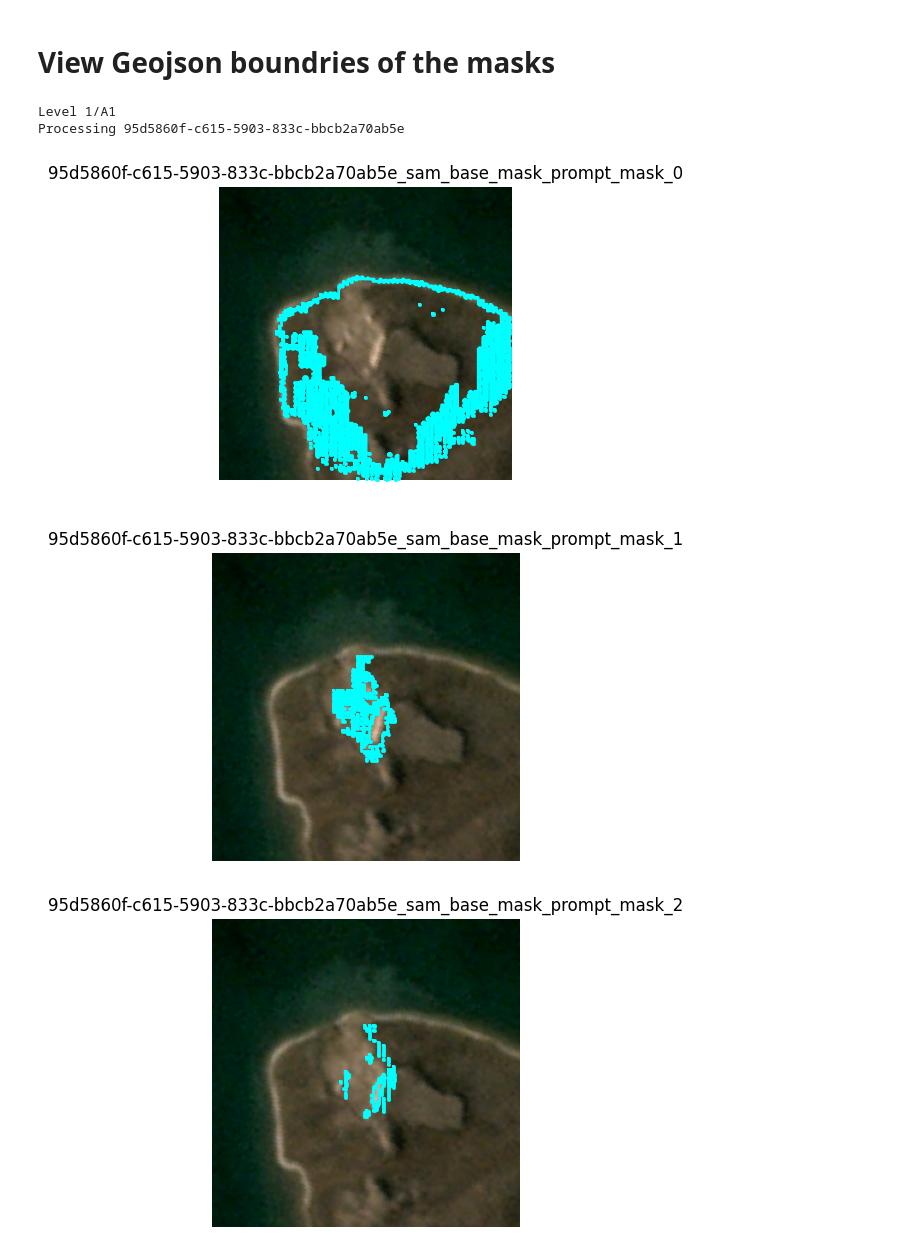
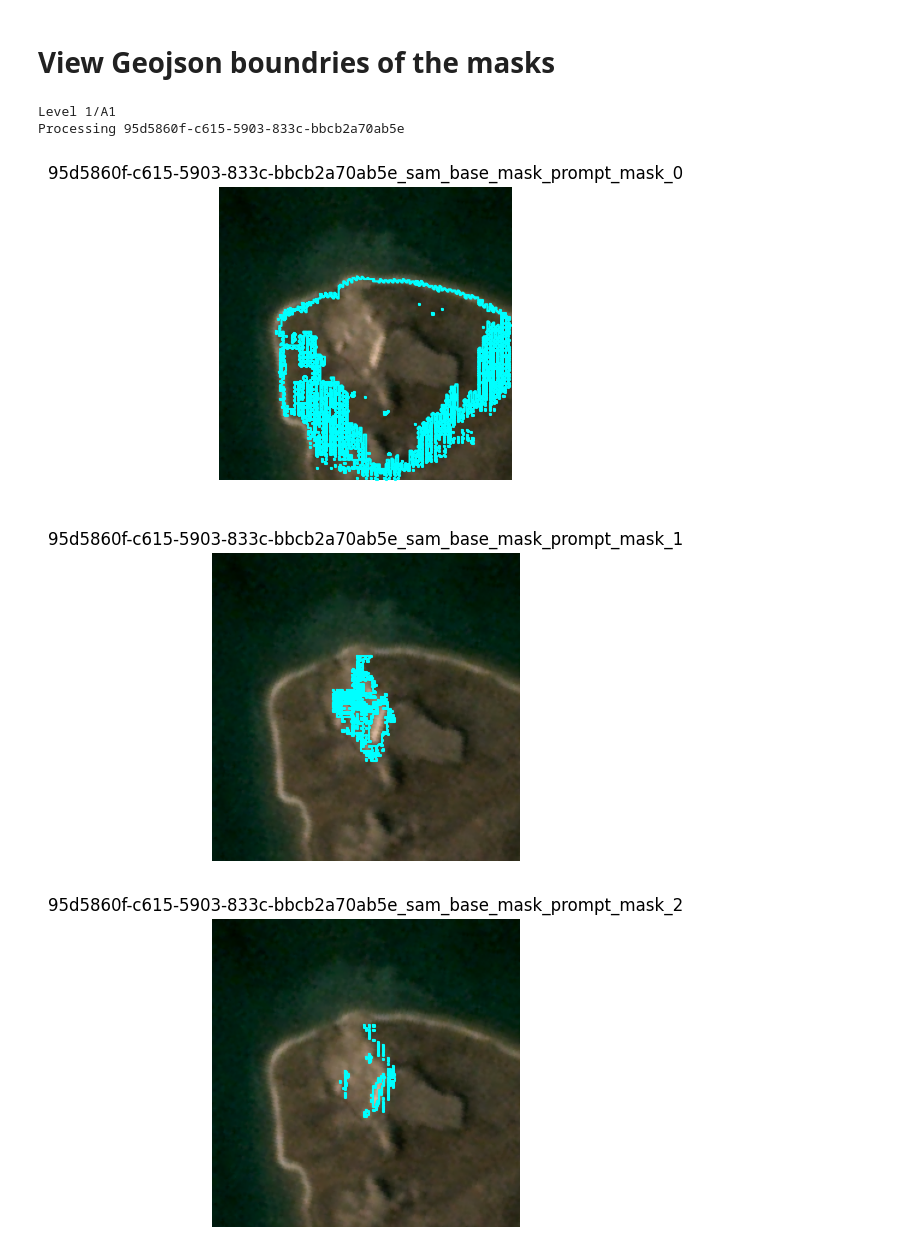
Before and after one commit to whrc/img-label-correction-SAM, a Jupyter notebook: src/util_display.ipynb, the cells around one changed output. Drawn from its saved outputs; the diff is of its cells as text; code cells hidden in the pictures.

```diff
--- a/src/util_display.ipynb
+++ b/src/util_display.ipynb
@@ -22,0 +36,35 @@ KeyboardInterrupt:
+# %%
+brightness_factor = 1.5
+
+data_folder_path = '/content/drive/MyDrive/img-label-correction-SAM/data/raw/'
+
+level_list=['1','2','3']
+complexity_list=['A','B','C']
+
+for level in level_list:
+  for complexity in complexity_list:
+    level_path='Level '+level+'/'+complexity+level
+    tif_path=data_folder_path+level_path
+    tif_list= [f[:-4] for f in os.listdir(tif_path) if f.endswith('.tif')]
+    for uid in  tif_list:
+      #if uid in valid_uid:
+        target_uid=uid
+        geotiff_path = tif_path+'/'+uid+'.tif'
+        base_tiff =uid+'.tif'
+
+        with rasterio.open(geotiff_path) as geotiff_reader:
+          allbands_array = geotiff_reader.read()
+        tiff_image = np.transpose(allbands_array, (1, 2, 0))
+        tiff_image_uint8 = tiff_image.astype(np.uint8)
+        tiff_image_rgb=tiff_image_uint8[:, :, :3]
+
+        tiff_image_rgb_norm = tiff_image_rgb / 255.0
+        tiff_image_rgb_bright = np.clip(tiff_image_rgb_norm * brightness_factor, 0, 1)
+        tiff_image_rgb_bright_uint8 = (tiff_image_rgb_bright * 255).astype(np.uint8)
+
+        print(uid)
+        plt.figure(figsize=(4, 4))
+        plt.imshow(tiff_image_rgb_bright_uint8)
+        #plt.title(uid)
+        plt.axis('off')
+        plt.show()
@@ -147,13 +258,13 @@ Output hidden; open in https://colab.research.google.com to view.
 # %% [markdown]
 # View Geojson boundries of the masks
 # %%
-
 valid_uid_list=['95d5860f-c615-5903-833c-bbcb2a70ab5e']#,'695c921c-0b42-5e3b-a88a-23924816bc08']
 
 data_folder_path = '/content/drive/MyDrive/img-label-correction-SAM/data/raw/'
 metadata_folder_path = '/content/drive/MyDrive/img-label-correction-SAM/output/metadata/'
+manifest_path = metadata_folder_path+"rts_auto_segmentation_manifest.csv"
+
 geojson_path = metadata_folder_path+'predicted_polygons_sam_mask_prompt.geojson'
-manifest_path = metadata_folder_path+"rts_auto_segmentation_manifest.csv"
 
 level_list=['1','2','3']
 complexity_list=['A','B','C']
@@ -183,34 +294,34 @@ for level in level_list:
         # Process Geojson
         # ==============================================================================
 
         sam_jsondf = gpd.read_file(geojson_path)
         sam_json_uid_record = sam_jsondf[sam_jsondf['UID'] == uid]
         for index, row in sam_json_uid_record.iterrows():
           predict_polygon_geom = row['geometry']
           filename=      row['output_fileid']
 
           plt.figure(figsize=(4, 4))
           plt.imshow(tiff_image_rgb)
 
           if predict_polygon_geom.geom_type == 'MultiPolygon':
             polygons = predict_polygon_geom.geoms
           else:
             polygons = [predict_polygon_geom]
 
           for poly in polygons:
             x, y = poly.exterior.xy
             pixel_coords = [~geotiff_reader.transform * (x[i], y[i]) for i in range(len(x))]
             x_pix = [p[0] for p in pixel_coords]
             y_pix = [p[1] for p in pixel_coords]
-            plt.plot(x_pix, y_pix, color='cyan', linewidth=1)
+            plt.plot(x_pix, y_pix, color='cyan', linewidth=1.5)
 
           plt.title(filename)
           plt.axis('off')
           plt.show()
 print("Processing Completed")
 # %% [output]
 Level 1/A1
 Processing 95d5860f-c615-5903-833c-bbcb2a70ab5e
-[figure, old version]
+[figure, new version]
 [figure]
 [figure]
```
Also changed, not shown: parts of 8 cells of this notebook.
